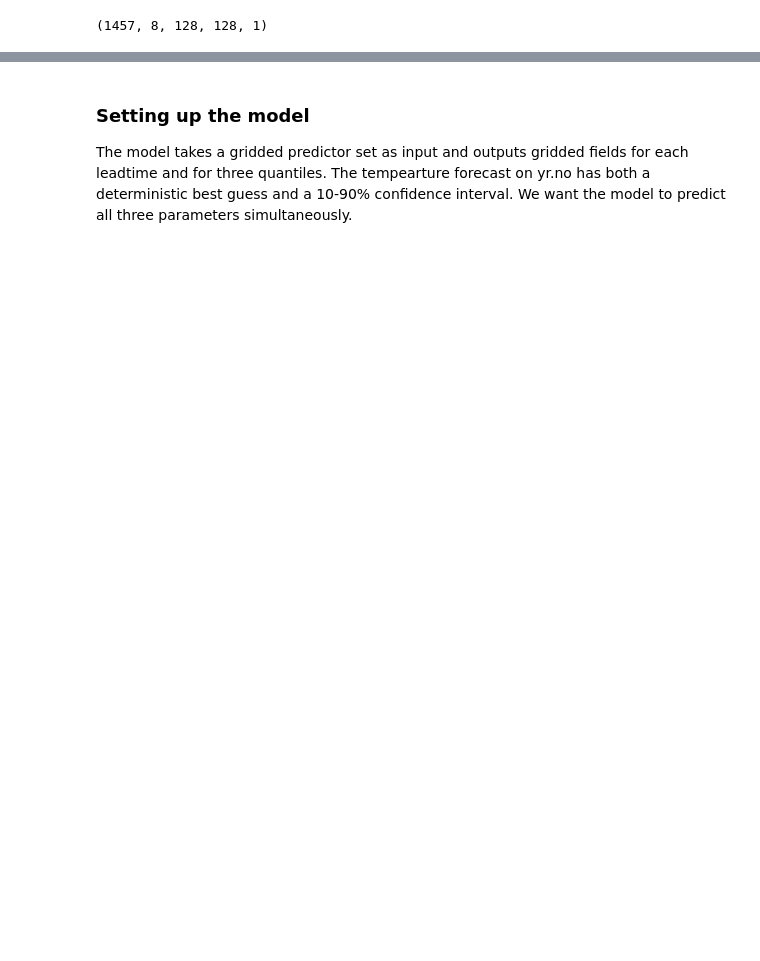
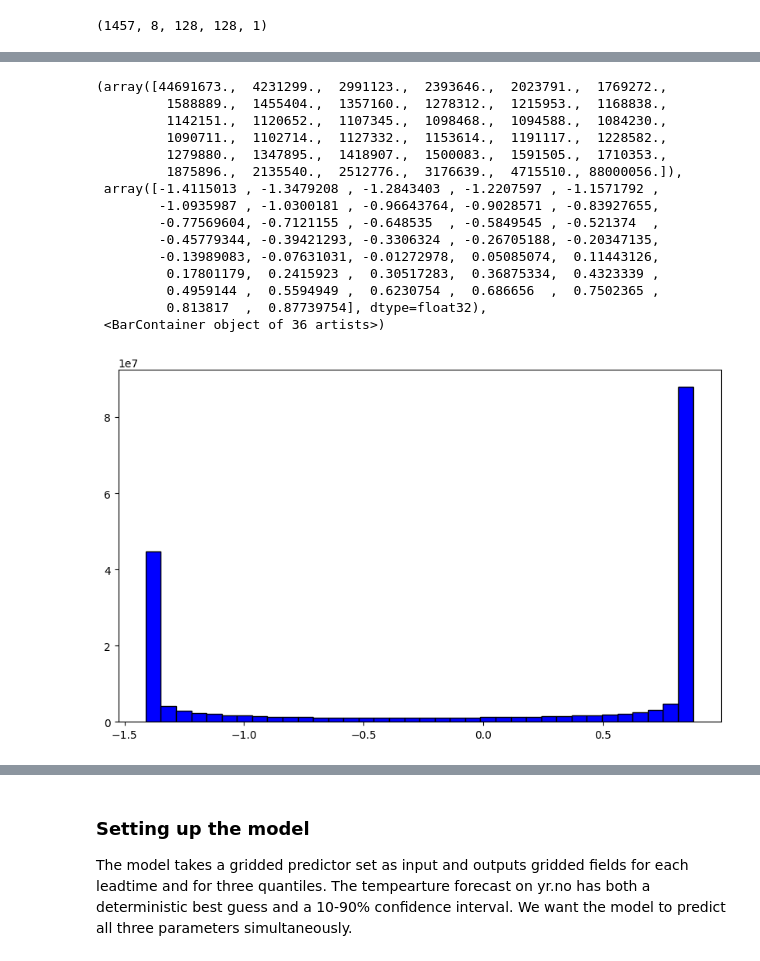
Before and after one commit to metno/maelstrom-yr, a Jupyter notebook: notebooks/demo_yr-ConvLSTM.ipynb, the cells around one changed output, grey strips where cells are left out. Saved outputs shown, nothing was run; the diff lists cells and outputs as text; code cells hidden in the pictures; blank space fills up the shorter version.

```diff
--- a/notebooks/demo_yr-ConvLSTM.ipynb
+++ b/notebooks/demo_yr-ConvLSTM.ipynb
@@ -152,0 +198,19 @@ target.shape
+# %%
+plt.hist(predictors[:,:,:,:,2].flatten(), color = 'blue', edgecolor = 'black',bins = int(180/5))
+# %% [output]
+(array([44691673.,  4231299.,  2991123.,  2393646.,  2023791.,  1769272.,
+         1588889.,  1455404.,  1357160.,  1278312.,  1215953.,  1168838.,
+         1142151.,  1120652.,  1107345.,  1098468.,  1094588.,  1084230.,
+         1090711.,  1102714.,  1127332.,  1153614.,  1191117.,  1228582.,
+         1279880.,  1347895.,  1418907.,  1500083.,  1591505.,  1710353.,
+         1875896.,  2135540.,  2512776.,  3176639.,  4715510., 88000056.]),
+ array([-1.4115013 , -1.3479208 , -1.2843403 , -1.2207597 , -1.1571792 ,
+        -1.0935987 , -1.0300181 , -0.96643764, -0.9028571 , -0.83927655,
+        -0.77569604, -0.7121155 , -0.648535  , -0.5849545 , -0.521374  ,
+        -0.45779344, -0.39421293, -0.3306324 , -0.26705188, -0.20347135,
+        -0.13989083, -0.07631031, -0.01272978,  0.05085074,  0.11443126,
+         0.17801179,  0.2415923 ,  0.30517283,  0.36875334,  0.4323339 ,
+         0.4959144 ,  0.5594949 ,  0.6230754 ,  0.686656  ,  0.7502365 ,
+         0.813817  ,  0.87739754], dtype=float32),
+ <BarContainer object of 36 artists>)
+[figure, added]
```
Also changed, not shown: parts of 11 cells of this notebook.
